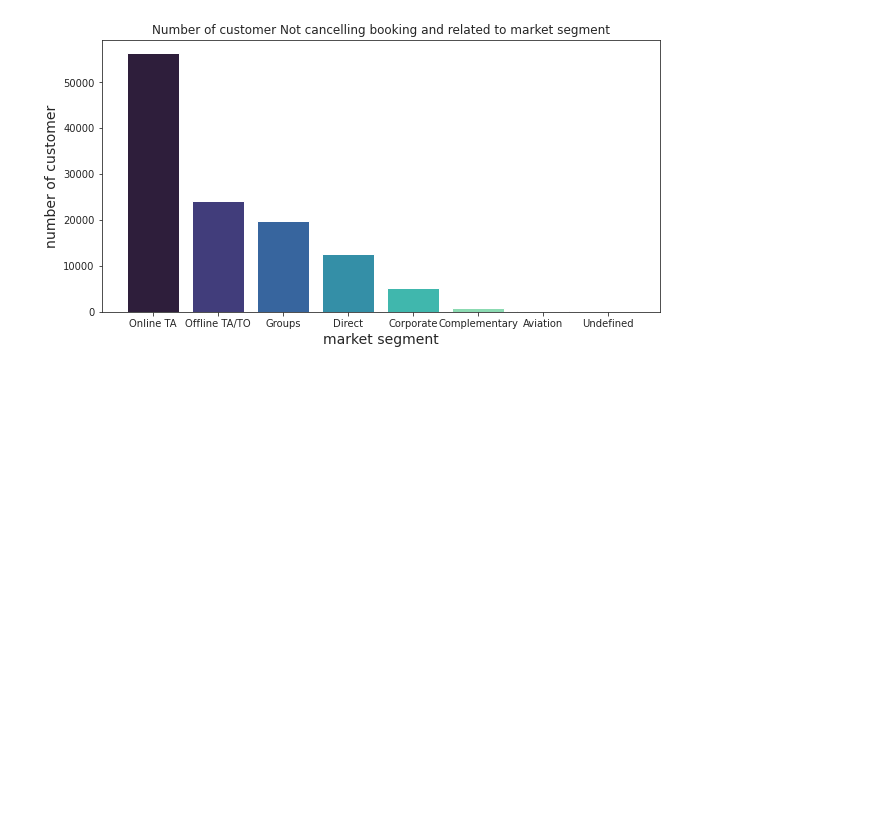
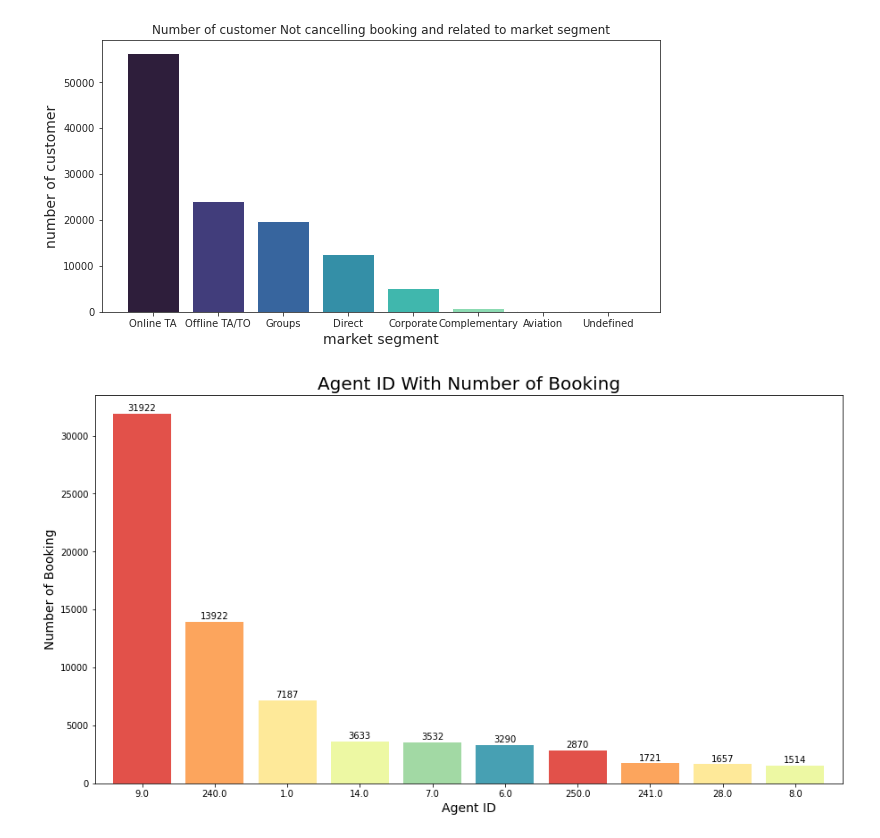
Before and after one commit to machave11/Hotel-Booking-Analysis, a Jupyter notebook: Nikhil_Machave|Copy_of_Hotel_Booking_Analysis_Capstone_Project.ipynb, the cells around one changed output. Saved outputs shown, nothing was run; the diff lists cells and outputs as text; code cells hidden in the pictures; blank space fills up the shorter version.

```diff
--- a/Nikhil_Machave|Copy_of_Hotel_Booking_Analysis_Capstone_Project.ipynb
+++ b/Nikhil_Machave|Copy_of_Hotel_Booking_Analysis_Capstone_Project.ipynb
@@ -291,3 +305,21 @@ plt.ylabel('number of customer', fontsize=14)
 plt.show()
 # %% [output]
 [figure]
+# %%
+#barplot for agents and their bookings
+agent = df['agent'].value_counts().head(10)
+plt.figure(figsize=(15,8))
+ax = agent.plot(kind = 'bar', rot=0, color=sns.color_palette('Spectral'), width=0.8)
+ax.set_title('Agent ID With Number of Booking', y=1, fontsize=20)
+ax.set_xlabel('Agent ID', fontsize=14)
+ax.set_ylabel('Number of Booking', fontsize=14)
+
+for rect in ax.patches:
+    y_value = rect.get_height()
+    x_value = rect.get_x() + rect.get_width() / 2
+    space = 1
+    label = "{:.0f}".format(y_value)
+    ax.annotate(label, (x_value, y_value), xytext=(0, space), textcoords="offset points", ha='center', va='bottom')
+plt.show()
+# %% [output]
+[figure, added]
```
Also changed, not shown: parts of 20 cells of this notebook.
